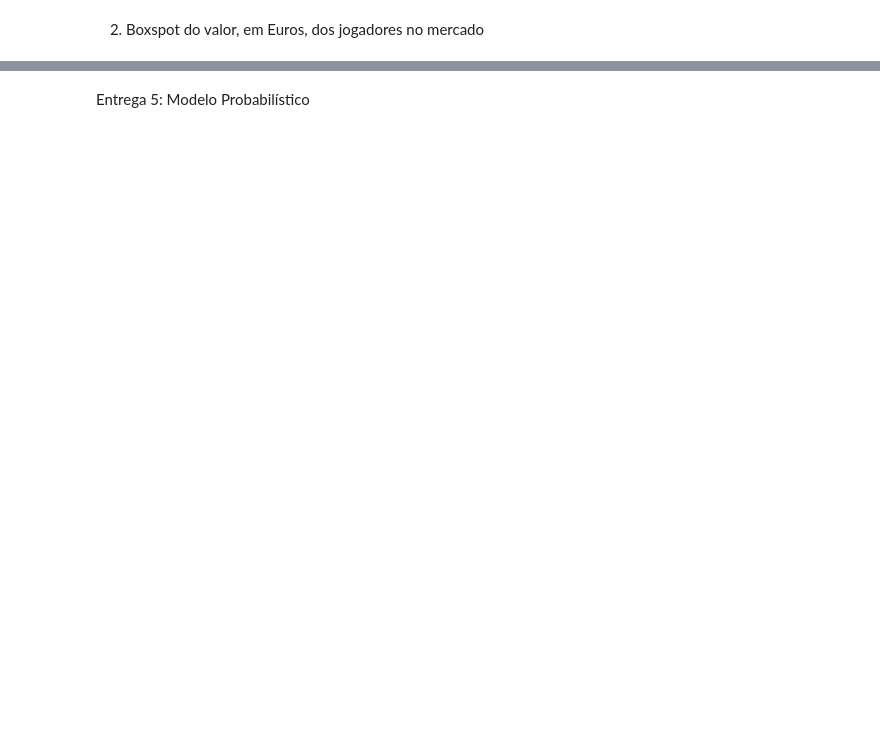
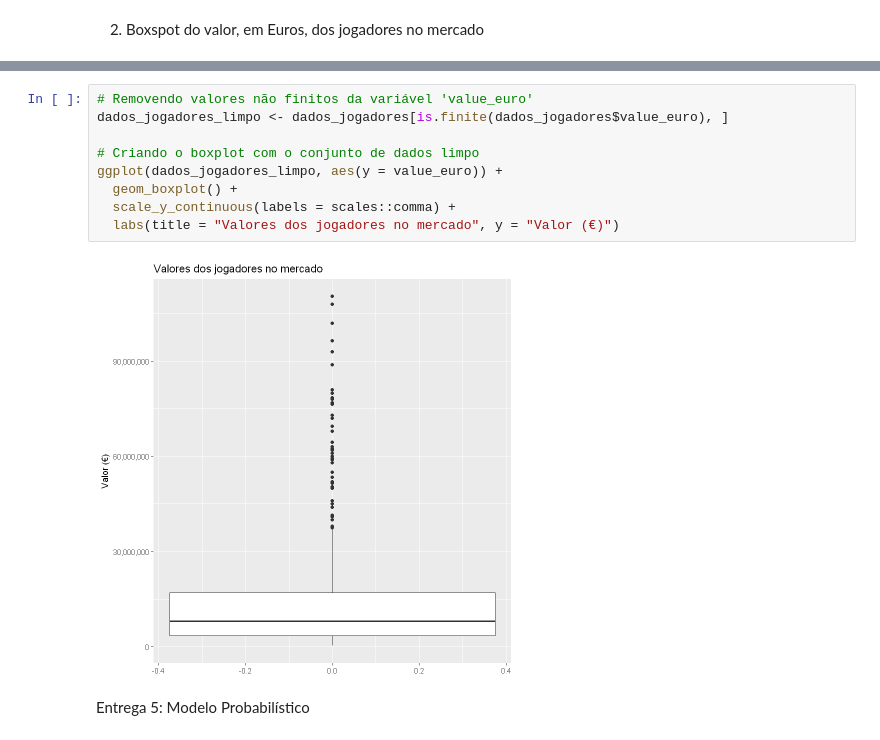
Before and after one commit to marcellsa/pucrs-trabalhos-academicos, a Jupyter notebook: 2024.4-estatistica-aplicada/projeto1-analise-jogadores-fifa/notebooks/1_analise_jogagores_fifa.ipynb, the cells around one changed output, grey strips where cells are left out. Drawn from its saved outputs; the diff is of its cells as text; blank space fills up the shorter version.

```diff
--- a/2024.4-estatistica-aplicada/projeto1-analise-jogadores-fifa/notebooks/1_analise_jogagores_fifa.ipynb
+++ b/2024.4-estatistica-aplicada/projeto1-analise-jogadores-fifa/notebooks/1_analise_jogagores_fifa.ipynb
@@ -151,3 +139,14 @@ Warning message:
+# %%
+# Removendo valores não finitos da variável 'value_euro'
+dados_jogadores_limpo <- dados_jogadores[is.finite(dados_jogadores$value_euro), ]
+
+# Criando o boxplot com o conjunto de dados limpo
+ggplot(dados_jogadores_limpo, aes(y = value_euro)) +
+  geom_boxplot() +
+  scale_y_continuous(labels = scales::comma) +
+  labs(title = "Valores dos jogadores no mercado", y = "Valor (€)")
+# %% [output]
+[figure, added]
 # %% [markdown]
 Entrega 5: Modelo Probabilístico
 # %%
```
Also changed, not shown: parts of 4 cells of this notebook, 2 other files.
